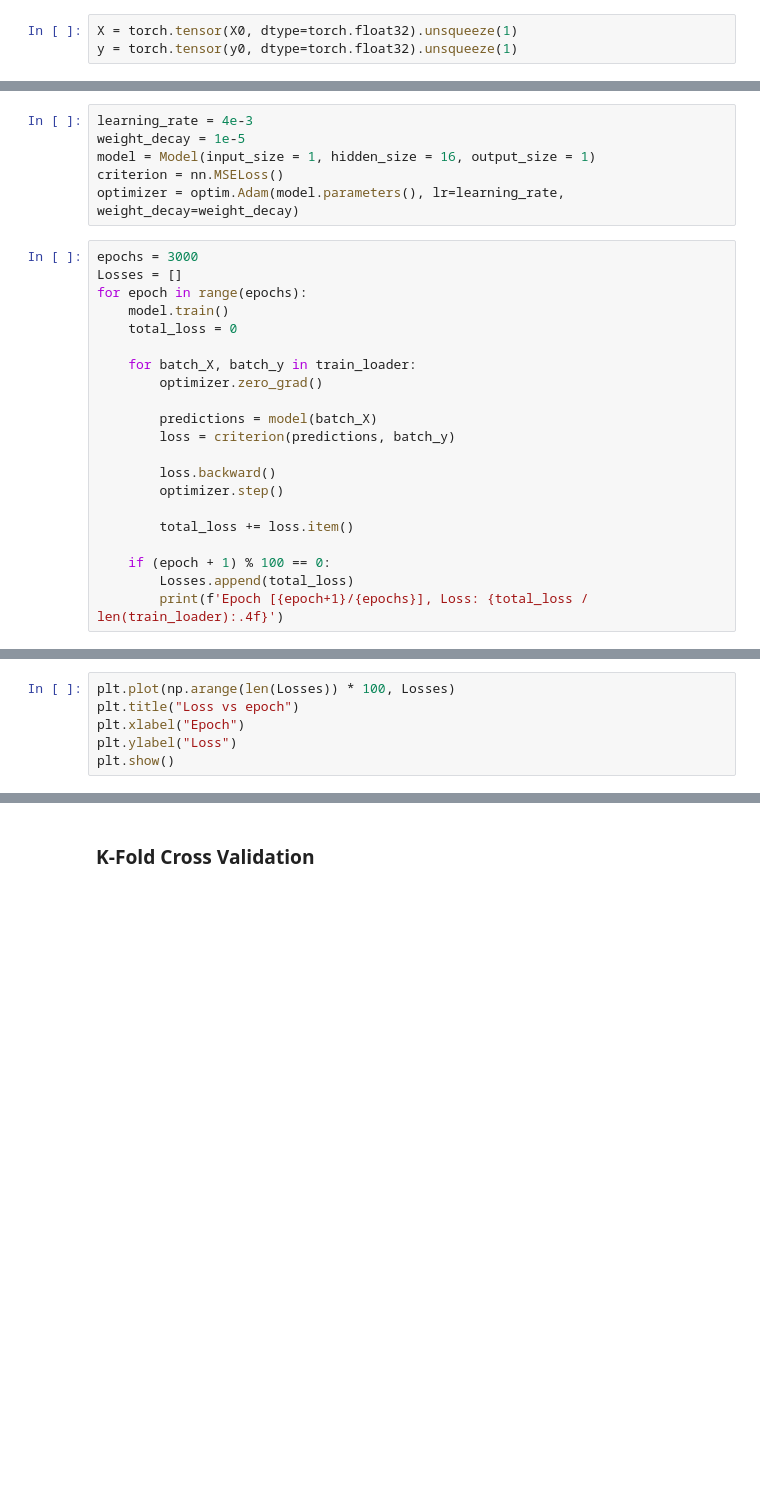
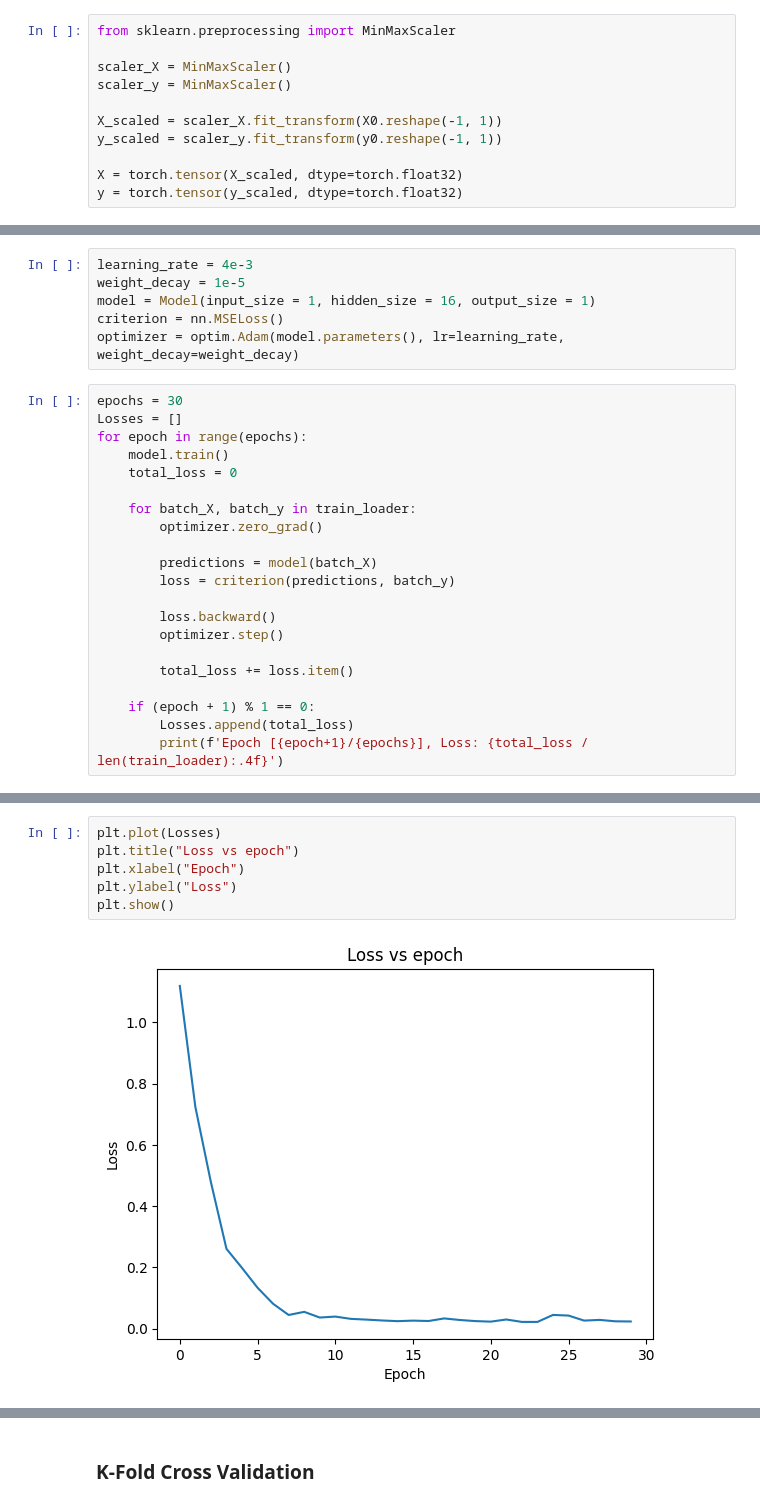
Before and after one commit to Ghoniem-Org/DatabaseCodes, a Jupyter notebook: Jupyter/PytorchTraining.ipynb, the cells around one changed output, grey strips where cells are left out. Saved outputs shown, nothing was run; the diff lists cells and outputs as text; blank space fills up the shorter version.

```diff
--- a/Jupyter/PytorchTraining.ipynb
+++ b/Jupyter/PytorchTraining.ipynb
@@ -66,8 +66,16 @@ class Model(nn.Module):
         x = self.fc3(x)
         return x
 # %%
-X = torch.tensor(X0, dtype=torch.float32).unsqueeze(1)
-y = torch.tensor(y0, dtype=torch.float32).unsqueeze(1)
+from sklearn.preprocessing import MinMaxScaler
+
+scaler_X = MinMaxScaler()
+scaler_y = MinMaxScaler()
+
+X_scaled = scaler_X.fit_transform(X0.reshape(-1, 1))
+y_scaled = scaler_y.fit_transform(y0.reshape(-1, 1))
+
+X = torch.tensor(X_scaled, dtype=torch.float32)
+y = torch.tensor(y_scaled, dtype=torch.float32)
 # %%
 dataset = TensorDataset(X,y)
 train_size = int(0.8 * len(dataset))
@@ -84,7 +92,7 @@ model = Model(input_size = 1, hidden_size = 16, output_size = 1)
 criterion = nn.MSELoss()
 optimizer = optim.Adam(model.parameters(), lr=learning_rate, weight_decay=weight_decay)
 # %%
-epochs = 3000
+epochs = 30
 Losses = []
 for epoch in range(epochs):
     model.train()
@@ -101,6 +109,6 @@ for epoch in range(epochs):
 
         total_loss += loss.item()
 
-    if (epoch + 1) % 100 == 0:
+    if (epoch + 1) % 1 == 0:
         Losses.append(total_loss)
         print(f'Epoch [{epoch+1}/{epochs}], Loss: {total_loss / len(train_loader):.4f}')
@@ -107,9 +133,11 @@ for epoch in range(epochs):
 # %%
-plt.plot(np.arange(len(Losses)) * 100, Losses)
+plt.plot(Losses)
 plt.title("Loss vs epoch")
 plt.xlabel("Epoch")
 plt.ylabel("Loss")
 plt.show()
+# %% [output]
+[figure, added]
 # %%
 model.eval()
 test_loss = 0
```
Also changed, not shown: parts of 37 cells of this notebook, 2 other files.
